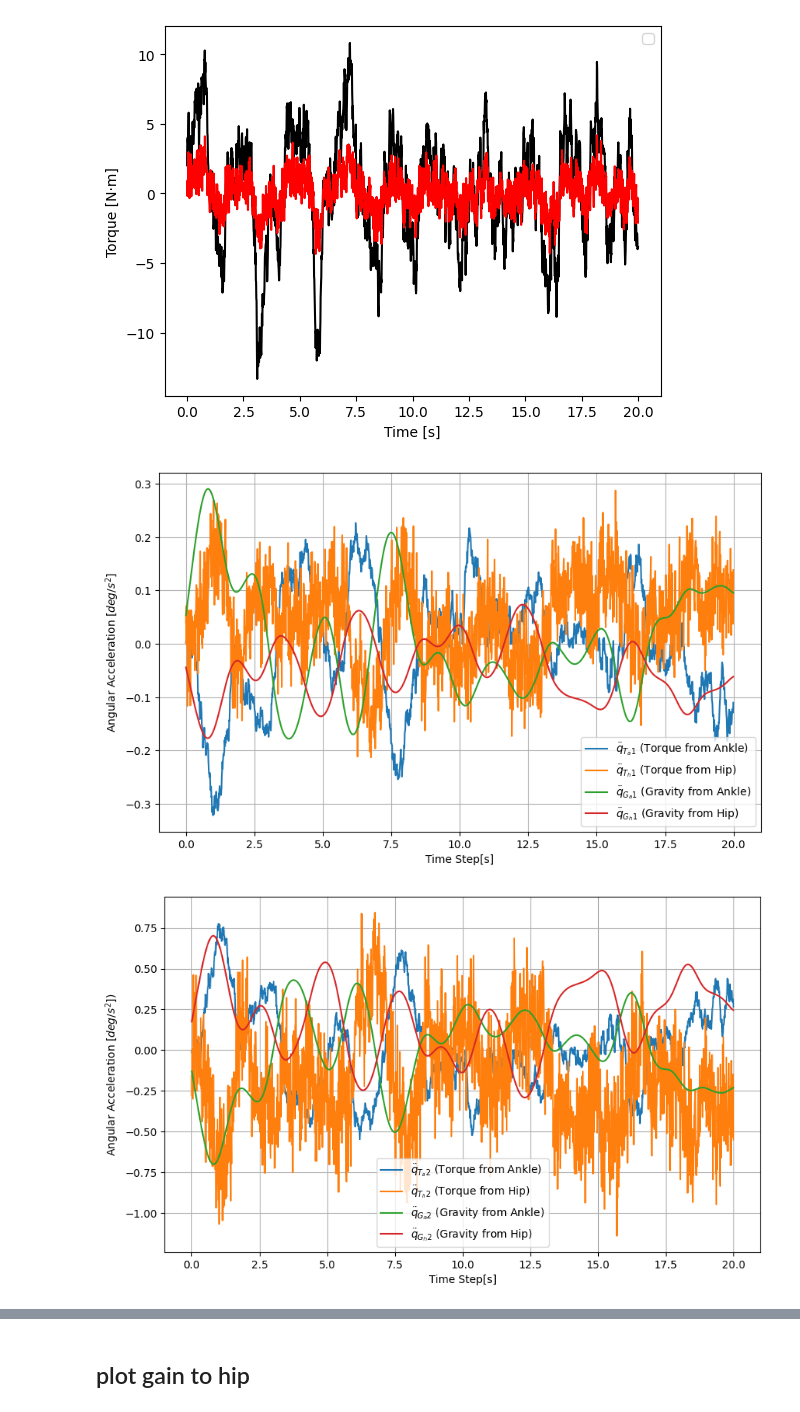
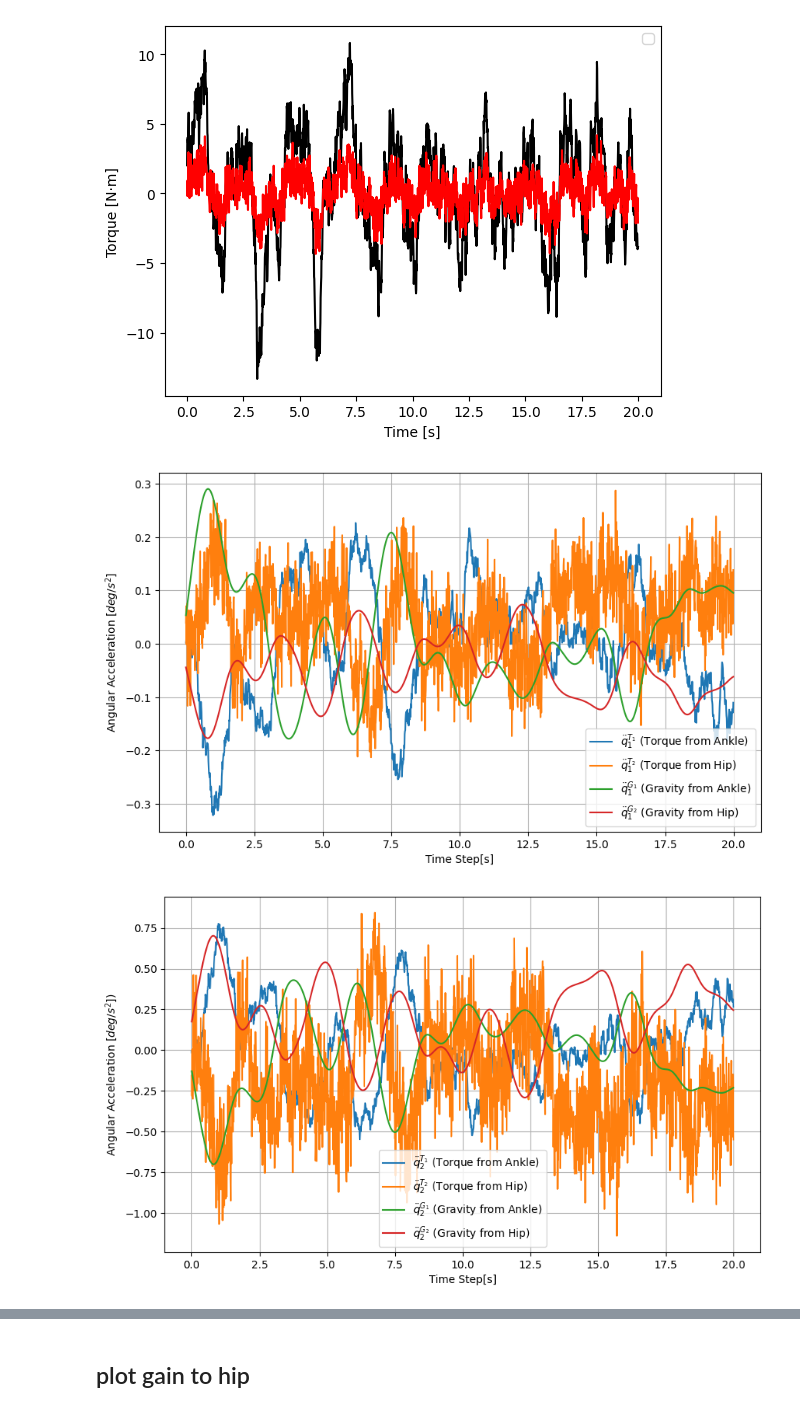
Before and after one commit to dalmatian-jp/MPC_donuts, a Jupyter notebook: data_analing.ipynb, the cells around one changed output, grey strips where cells are left out. Drawn from its saved outputs; the diff is of its cells as text; code cells hidden in the pictures.

```diff
--- a/data_analing.ipynb
+++ b/data_analing.ipynb
@@ -705,10 +690,10 @@ time = np.arange(len(sasagawa["ddq_Ta2"][1000:3000])) * sampling_time  # 200以
 
 # Plot the components with legends
 plt.figure(figsize=(10, 6))
-plt.plot(time,sasagawa["ddq_Ta1"][1000:3000], label=r'$\ddot{q}_{T_a1}$ (Torque from Ankle)')
-plt.plot(time,sasagawa["ddq_Th1"][1000:3000], label=r'$\ddot{q}_{T_h1}$ (Torque from Hip)')
-plt.plot(time,sasagawa["ddq_Ga1"][1000:3000], label=r'$\ddot{q}_{G_a1}$ (Gravity from Ankle)')
-plt.plot(time,sasagawa["ddq_Gh1"][1000:3000], label=r'$\ddot{q}_{G_h1}$ (Gravity from Hip)')
+plt.plot(time,sasagawa["ddq_Ta1"][1000:3000], label=r'$\ddot{q}_1^{T_1}$ (Torque from Ankle)')
+plt.plot(time,sasagawa["ddq_Th1"][1000:3000], label=r'$\ddot{q}_1^{T_2}$ (Torque from Hip)')
+plt.plot(time,sasagawa["ddq_Ga1"][1000:3000], label=r'$\ddot{q}_1^{G_1}$ (Gravity from Ankle)')
+plt.plot(time,sasagawa["ddq_Gh1"][1000:3000], label=r'$\ddot{q}_1^{G_2}$ (Gravity from Hip)')
 
 # Add title and labels
 plt.xlabel("Time Step[s]")
@@ -721,32 +706,32 @@ plt.grid(True)
 # Show the plot
 plt.show()
 # %% [output]
-[figure, old version]
+[figure, new version]
 # %%
 import matplotlib.pyplot as plt
 # 時間ステップ（例: 1000Hzのサンプリングで0.001秒刻み）
 sampling_time = 0.01  # 1kHz
 time = np.arange(len(sasagawa["ddq_Ta2"][1000:3000])) * sampling_time  # 200以降の時間
 
 # Plot the components with legends
 plt.figure(figsize=(10, 6))
-plt.plot(time,sasagawa["ddq_Ta2"][1000:3000], label=r'$\ddot{q}_{T_a2}$ (Torque from Ankle)')
-plt.plot(time,sasagawa["ddq_Th2"][1000:3000], label=r'$\ddot{q}_{T_h2}$ (Torque from Hip)')
-plt.plot(time,sasagawa["ddq_Ga2"][1000:3000], label=r'$\ddot{q}_{G_a2}$ (Gravity from Ankle)')
-plt.plot(time,sasagawa["ddq_Gh2"][1000:3000], label=r'$\ddot{q}_{G_h2}$ (Gravity from Hip)')
+plt.plot(time,sasagawa["ddq_Ta2"][1000:3000], label=r'$\ddot{q}_2^{T_1}$ (Torque from Ankle)')
+plt.plot(time,sasagawa["ddq_Th2"][1000:3000], label=r'$\ddot{q}_2^{T_2}$ (Torque from Hip)')
+plt.plot(time,sasagawa["ddq_Ga2"][1000:3000], label=r'$\ddot{q}_2^{G_1}$ (Gravity from Ankle)')
+plt.plot(time,sasagawa["ddq_Gh2"][1000:3000], label=r'$\ddot{q}_2^{G_2}$ (Gravity from Hip)')
 
 # Add title and labels
 plt.xlabel("Time Step[s]")
 plt.ylabel("Angular Acceleration [$deg/s^2$])")
 
 # Add legend
 plt.legend()
 plt.grid(True)
 
 # Show the plot
 plt.show()
 # %% [output]
-[figure, old version]
+[figure, new version]
 # %%
 import matplotlib.pyplot as plt
 sampling_time = 0.01  # 1kHz
```
Also changed, not shown: parts of 17 cells of this notebook.
